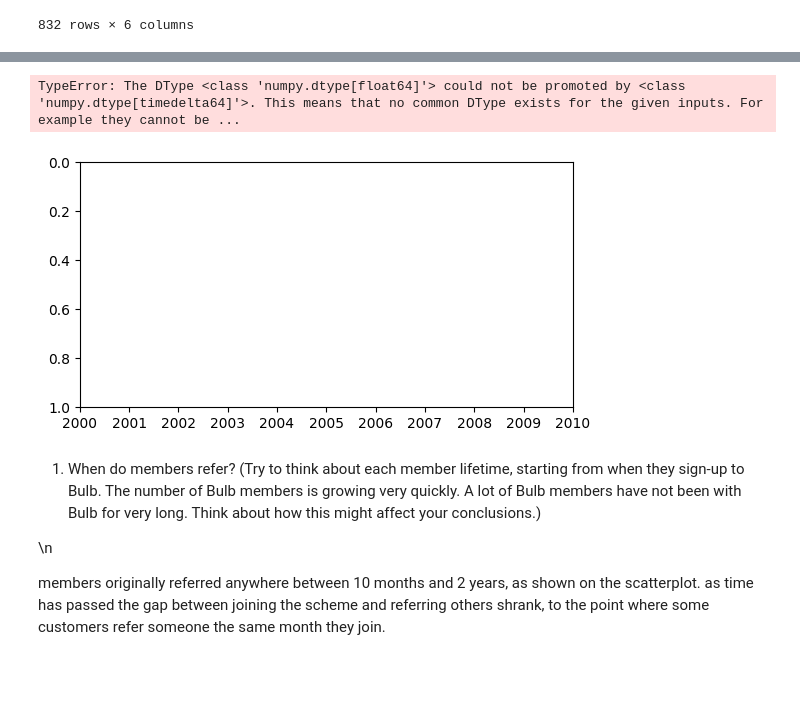
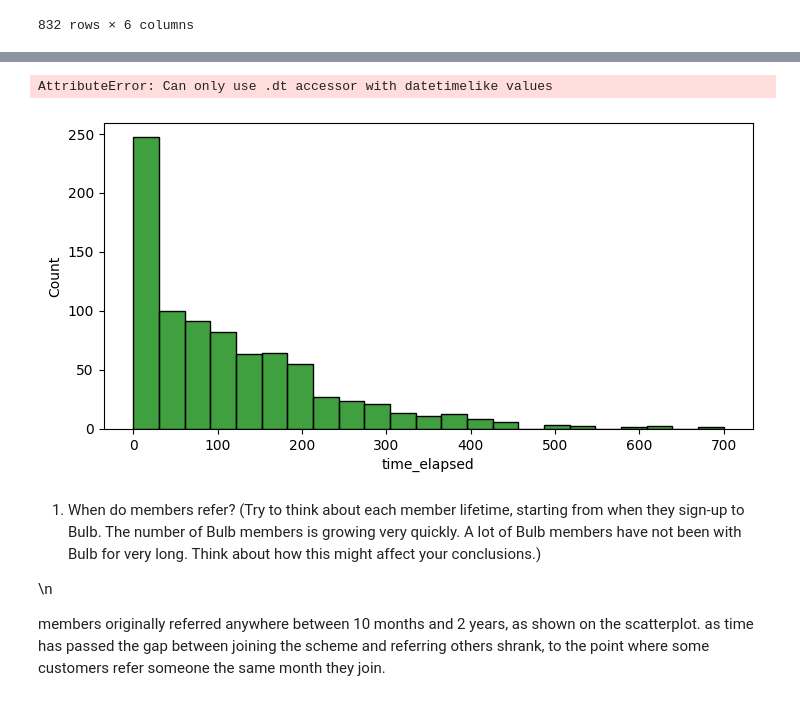
Before and after one commit to joannesmadu/bulb-challenge, a Jupyter notebook: data-preparation.ipynb, the cells around one changed output, grey strips where cells are left out. Saved outputs shown, nothing was run; the diff lists cells and outputs as text; code cells hidden in the pictures; blank space fills up the shorter version.

```diff
--- a/data-preparation.ipynb
+++ b/data-preparation.ipynb
@@ -292,20 +308,18 @@ merged_df
+# %%
+merged_df['time_elapsed'] = merged_df['time_elapsed'].dt.days.astype('int64')
+# %% [output]
+AttributeError: Can only use .dt accessor with datetimelike values
 # %%
 plt.figure(figsize=(14,7))
 
 plt.subplot(2,2,1)
-sns.scatterplot(data=merged_df, x=merged_df['sign_up_date'], y=merged_df['time_elapsed'])
-
-plt.subplot(2,2,2)
-sns.histplot(c_df['sign_up_date'], color='g')
-
-plt.subplot(2,2,3)
-sns.histplot(r_df['referral_date'], color='r')
+sns.histplot(merged_df['time_elapsed'], color='g')
+#sns.scatterplot(data=merged_df, x=merged_df['sign_up_date'], y=merged_df['time_elapsed'])
 
 plt.tight_layout()
 plt.show()
 # %% [output]
-TypeError: The DType <class 'numpy.dtype[float64]'> could not be promoted by <class 'numpy.dtype[timedelta64]'>. This means that no common DType exists for the given inputs. For example they cannot be ...
-[figure, old version]
+[figure, new version]
 # %% [markdown]
 1. When do members refer?
 (Try to think about each member lifetime, starting from when they sign-up to Bulb.
```
Also changed, not shown: parts of 1 cell of this notebook.
